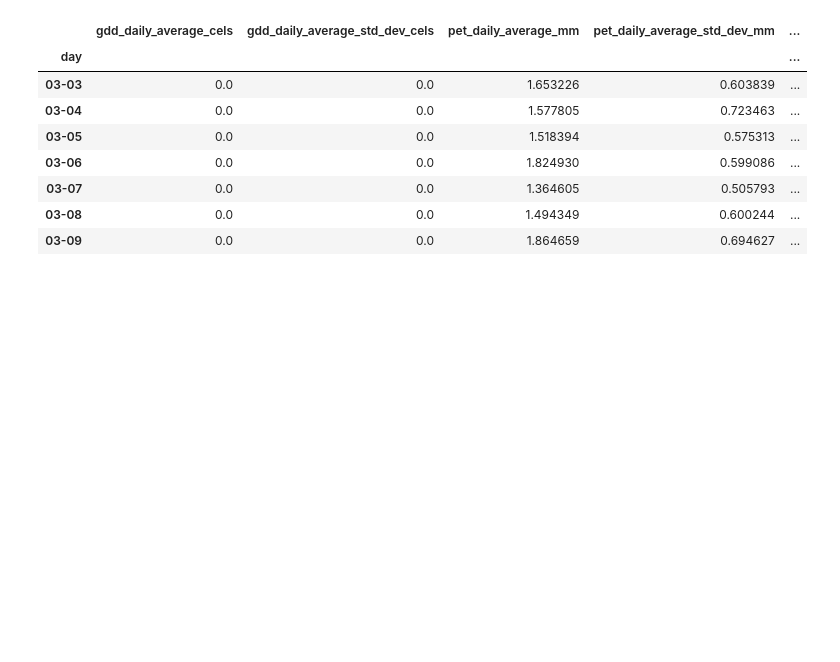
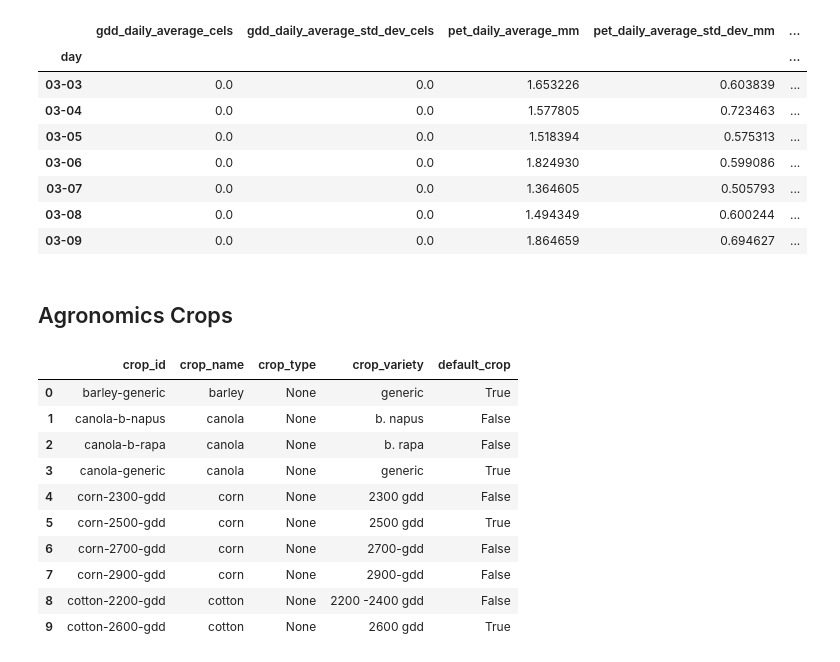
Before and after one commit to calekochenour/awherepy, a Jupyter notebook: 01-code-scripts/awhere-classes-test-2020-04-15.ipynb, the cells around one changed output. Saved outputs shown, nothing was run; the diff lists cells and outputs as text; code cells hidden in the pictures; blank space fills up the shorter version.

```diff
--- a/01-code-scripts/awhere-classes-test-2020-04-15.ipynb
+++ b/01-code-scripts/awhere-classes-test-2020-04-15.ipynb
@@ -524,3 +523,5 @@ daily_accum_gdf
 | 03-07 | 0.0 | 0.0 | 1.364605 | 0.505793 | ... |
 | 03-08 | 0.0 | 0.0 | 1.494349 | 0.600244 | ... |
 | 03-09 | 0.0 | 0.0 | 1.864659 | 0.694627 | ... |
+# %% [markdown]
+## Agronomics Crops
@@ -526,0 +531,15 @@ daily_accum_gdf
+# %%
+# Get first page of crops
+crops_object.get()
+# %% [output]
+|  | crop_id | crop_name | crop_type | crop_variety | default_crop |
+| 0 | barley-generic | barley | None | generic | True |
+| 1 | canola-b-napus | canola | None | b. napus | False |
+| 2 | canola-b-rapa | canola | None | b. rapa | False |
+| 3 | canola-generic | canola | None | generic | True |
+| 4 | corn-2300-gdd | corn | None | 2300 gdd | False |
+| 5 | corn-2500-gdd | corn | None | 2500 gdd | True |
+| 6 | corn-2700-gdd | corn | None | 2700-gdd | False |
+| 7 | corn-2900-gdd | corn | None | 2900-gdd | False |
+| 8 | cotton-2200-gdd | cotton | None | 2200 -2400 gdd | False |
+| 9 | cotton-2600-gdd | cotton | None | 2600 gdd | True |
```
Also changed, not shown: parts of 16 cells of this notebook.
